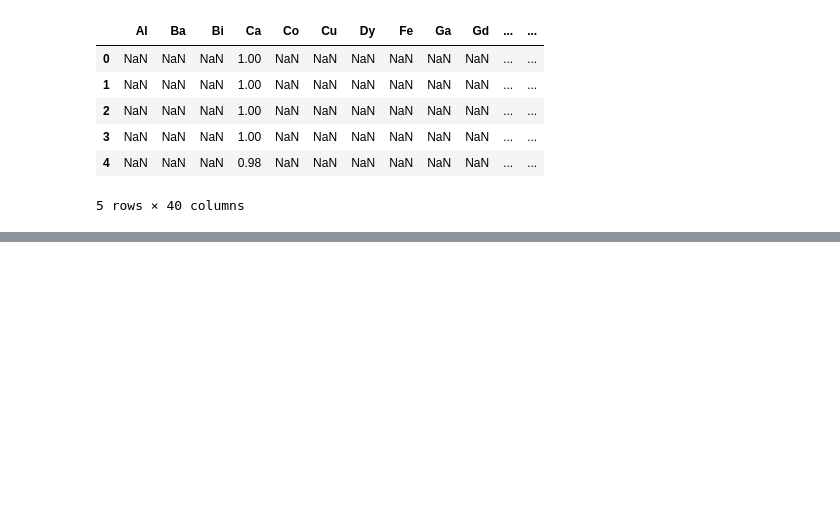
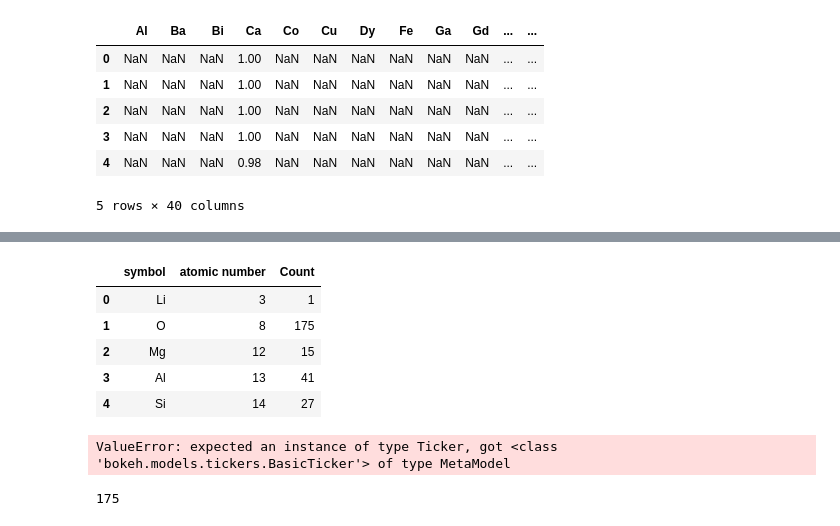
Before and after one commit to Luochenghuang/TEMANN, a Jupyter notebook: doc/Ellen_Exploration.ipynb, the cells around one changed output, grey strips where cells are left out. Saved outputs shown, nothing was run; the diff lists cells and outputs as text; code cells hidden in the pictures; blank space fills up the shorter version.

Commit message:
More code for periodic table heat map

```diff
--- a/doc/Ellen_Exploration.ipynb
+++ b/doc/Ellen_Exploration.ipynb
@@ -480,0 +419,4 @@ dtype: int64
+# %%
+results_T_300_df = results_T_300_df.rename(columns = {0 : 'Count'})
+# %%
+results_T_300_df['symbol'] = results_T_300_df.index
@@ -480,0 +432,13 @@ dtype: int64
+# %%
+atomic_num = pd.DataFrame(elements[['symbol', 'atomic number']])
+# %%
+atomic_num_concat = (pd.merge(atomic_num, results_T_300_df, on='symbol'))
+# %%
+atomic_num_concat.head()
+# %% [output]
+|  | symbol | atomic number | Count |
+| 0 | Li | 3 | 1 |
+| 1 | O | 8 | 175 |
+| 2 | Mg | 12 | 15 |
+| 3 | Al | 13 | 41 |
+| 4 | Si | 14 | 27 |
@@ -481,9 +453,4 @@ dtype: int64
 # %%
-from bokeh.io import output_file, show
-from bokeh.models import ColumnDataSource, HoverTool
-from bokeh.plotting import figure
-from bokeh.sampledata.periodic_table import elements
-from bokeh.transform import dodge, factor_cmap
 
 output_file("periodic.html")
 
@@ -498,16 +465,6 @@ df = df[df.group != "-"] #cleaning elements dataframe?
 df = df[df.symbol != "Lr"]
 df = df[df.symbol != "Lu"]
 
-cmap = {
-    "alkali metal"         : "#a6cee3",
-    "alkaline earth metal" : "#1f78b4",
-    "metal"                : "#d93b43",
-    "halogen"              : "#999d9a",
-    "metalloid"            : "#e08d49",
-    "noble gas"            : "#eaeaea",
-    "nonmetal"             : "#f1d4Af",
-    "transition metal"     : "#599d7A",
-} # Creating a dictionary?
 
 source = ColumnDataSource(df)
 
@@ -515,8 +472,15 @@ p = figure(title="Periodic Table (omitting LA and AC Series)", plot_width=1000,
            tools="", toolbar_location=None,
            x_range=groups, y_range=list(reversed(periods)))
 
-p.rect("group", "period", 0.95, 0.95, source=source, fill_alpha=0.6, legend="metal",
-       color=factor_cmap('metal', palette=list(cmap.values()), factors=list(cmap.keys())))
+mapper = LinearColorMapper(palette=Viridis5, low=results_T_300_df.Count.min(), high=results_T_300_df.Count.max())
+
+p.rect("group", "period", 0.95, 0.95, source=source, fill_alpha=0.6, legend="metal", fill_color=transform('Count', mapper))
+
+
+color_bar = ColorBar(color_mapper=mapper, location=(0, 0), ticker=BasicTicker,
+                     formatter=PrintfTickFormatter(format="%d%%"))
+
+p.add_layout(color_bar, 'right')
 
 text_props = {"source": source, "text_align": "left", "text_baseline": "middle"}
 
@@ -554,3 +518,9 @@ p.legend.orientation = "horizontal"
 p.legend.location ="top_center"
 
 show(p)
+# %% [output]
+ValueError: expected an instance of type Ticker, got <class 'bokeh.models.tickers.BasicTicker'> of type MetaModel
+# %%
+results_T_300_df.Count.max()
+# %% [output]
+175
```
Also changed, not shown: parts of 17 cells of this notebook.
